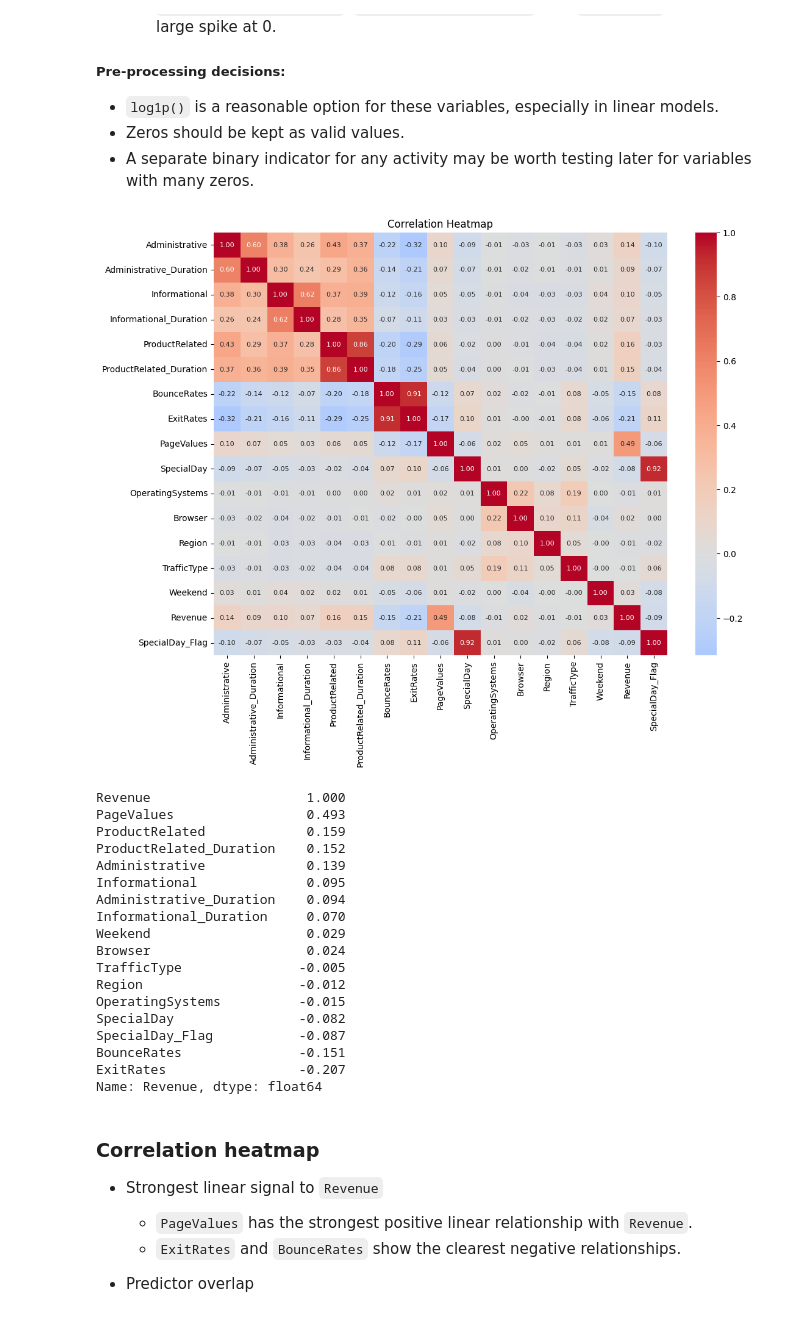
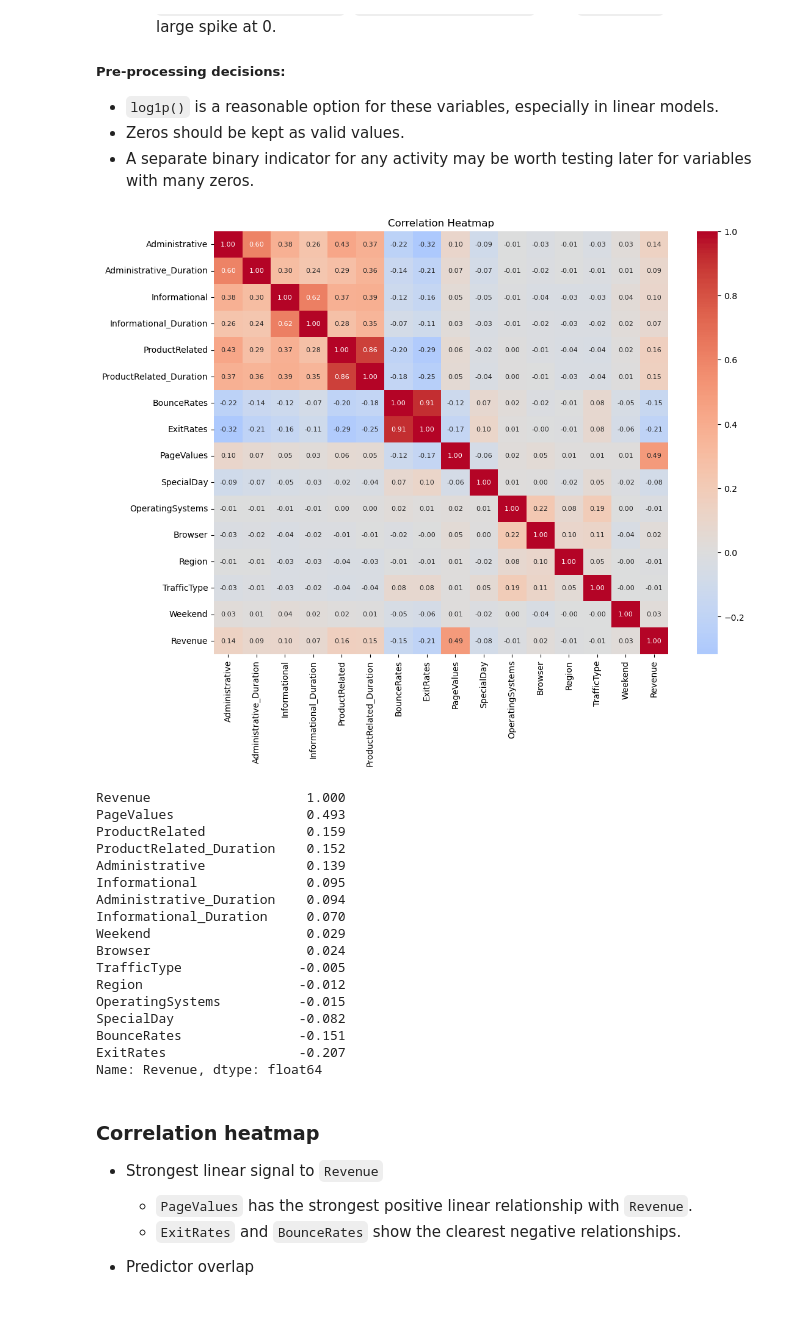
Before and after one commit to Lqvy/Project-Decisions, a Jupyter notebook: Online_Purchase_/online_shoppers_intention.ipynb, the cells around one changed output. Saved outputs shown, nothing was run; the diff lists cells and outputs as text; code cells hidden in the pictures.

```diff
--- a/Online_Purchase_/online_shoppers_intention.ipynb
+++ b/Online_Purchase_/online_shoppers_intention.ipynb
@@ -12,10 +9,10 @@ from sklearn.model_selection import train_test_split
 # %% [markdown]
 # Load Dataset
 # %%
-df = pd.read_csv("online_shoppers_intention.csv")
-display(df.head())
-display(df.shape)
-df.columns
+raw_df = pd.read_csv("online_shoppers_intention.csv")
+display(raw_df.head())
+display(raw_df.shape)
+raw_df.columns
 # %% [output]
 |  | Administrative | Administrative_Duration | Informational | Informational_Duration | ProductRelated | ... |
 | 0 | 0 | 0.0 | 0 | 0.0 | 1 | ... |
@@ -265,27 +257,27 @@ for col in dist_cols:
 - Zeros should be kept as valid values.
 - A separate binary indicator for any activity may be worth testing later for variables with many zeros.
 # %%
-corr_df = df.copy()
+corr_df = raw_df.copy()
 corr_df['Revenue'] = corr_df['Revenue'].astype(int)
 corr_df['Weekend'] = corr_df['Weekend'].astype(int)
 
 corr = corr_df.select_dtypes(include=['number']).corr()
 
 plt.figure(figsize=(12,9))
 sns.heatmap(
     corr,
     cmap='coolwarm',
     center=0,
     annot=True,
     fmt=".2f",
     annot_kws={"size": 8}
 )
 plt.title("Correlation Heatmap")
 plt.show()
 
 print(corr['Revenue'].sort_values(ascending=False).round(3))
 # %% [output]
-[figure, old version]
+[figure, new version]
 Revenue                    1.000
 PageValues                 0.493
 ProductRelated             0.159
@@ -300,7 +292,6 @@ TrafficType               -0.005
 Region                    -0.012
 OperatingSystems          -0.015
 SpecialDay                -0.082
-SpecialDay_Flag           -0.087
 BounceRates               -0.151
 ExitRates                 -0.207
 Name: Revenue, dtype: float64
```
Also changed, not shown: parts of 8 cells of this notebook, 8 other files.
